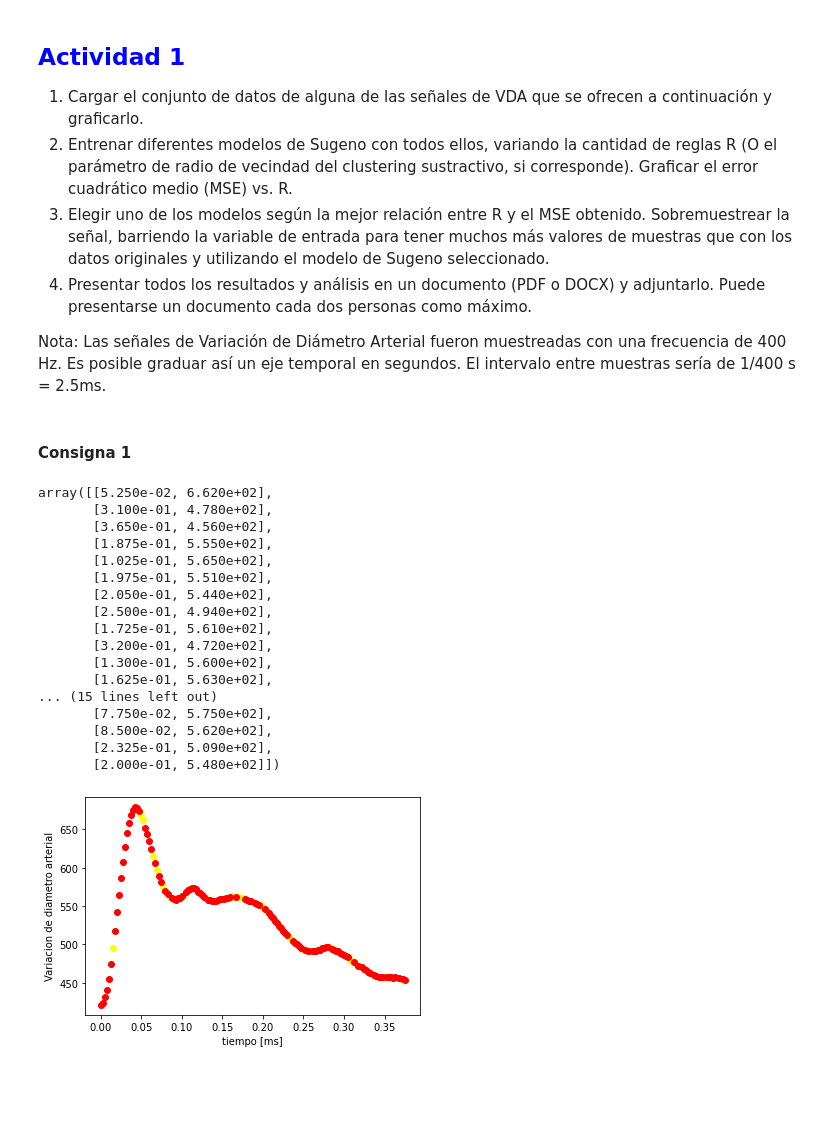
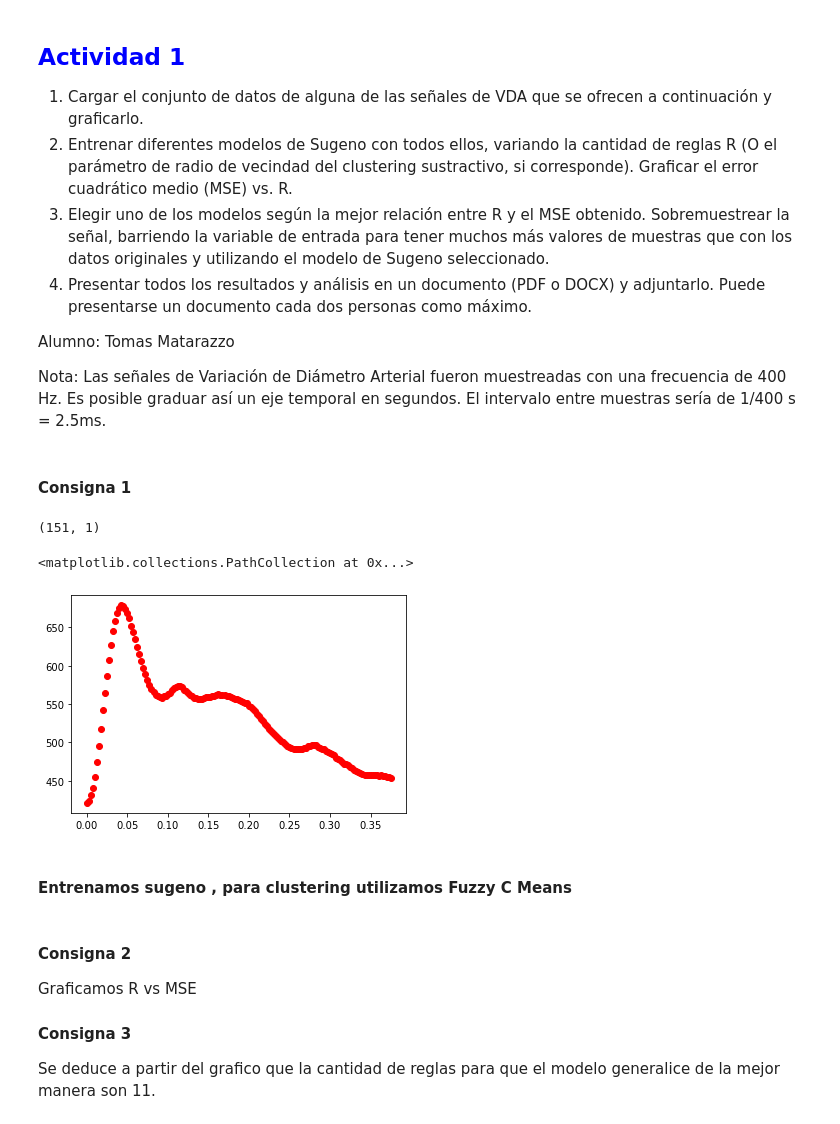
Before and after one commit to TomasMatarazzo/IA-Facultad, a Jupyter notebook: codigo/LogicaDifusa/Sugeno Actividad.ipynb, the cells around one changed output. Saved outputs shown, nothing was run; the diff lists cells and outputs as text; code cells hidden in the pictures; blank space fills up the shorter version.

```diff
--- a/codigo/LogicaDifusa/Sugeno Actividad.ipynb
+++ b/codigo/LogicaDifusa/Sugeno Actividad.ipynb
@@ -7,6 +7,8 @@
    Sobremuestrear la señal, barriendo la variable de entrada para tener muchos más valores de muestras que con los datos     originales y utilizando el modelo de Sugeno seleccionado.
 4. Presentar todos los resultados y análisis en un documento (PDF o DOCX) y adjuntarlo. Puede presentarse un documento cada dos personas como máximo.
 
+Alumno: Tomas Matarazzo
+
 Nota: Las señales de Variación de Diámetro Arterial fueron muestreadas con una frecuencia de 400 Hz. Es posible graduar así un eje temporal en segundos. El intervalo entre muestras sería de 1/400 s = 2.5ms.
 # %%
 import numpy as np
@@ -17,50 +19,29 @@ import pandas as pd
 # %%
 data = pd.read_csv('samplesVDA1.txt', sep=" ", header=None)
 data.to_numpy()
 from sklearn.model_selection import train_test_split
 
 '''Nota: Las señales de Variación de Diámetro Arterial fueron muestreadas con una frecuencia de 400 Hz.
 Es posible graduar así un eje temporal en segundos. El intervalo entre muestras sería de 1/400 s = 2.5ms.
 Tenemos en cuenta esto para graficar el eje x.
 '''
 N , features = data.shape
+print(data.shape)
 x = []
 x1 = [ n * 1/400 for n in range(N)]
 
 x1 =np.array(x1)
 x1 = x1.reshape(-1,1)
 data = np.concatenate( (x1,data) , axis = 1)
 #plt.scatter(data[:,0],data[:,1], color = 'blue')
-plt.xlabel('tiempo [ms]')
-plt.ylabel('Variacion de diametro arterial')
 
-#Estos son los datos al %100 vamos a aplicar early stopping para saber cuando el modelo deja de generalizar el problema
-from sklearn.model_selection import train_test_split
-training_data, testing_data = train_test_split(data,test_size=0.2, random_state = 25)
-plt.scatter(testing_data[:,0],testing_data[:,1], color = 'yellow')
-plt.scatter(training_data[:,0],training_data[:,1], color = 'red')
-
-training_data
-testing_data
+plt.scatter(data[:,0],data[:,1], color = 'red')
 # %% [output]
-array([[5.250e-02, 6.620e+02],
-       [3.100e-01, 4.780e+02],
-       [3.650e-01, 4.560e+02],
-       [1.875e-01, 5.550e+02],
-       [1.025e-01, 5.650e+02],
-       [1.975e-01, 5.510e+02],
-       [2.050e-01, 5.440e+02],
-       [2.500e-01, 4.940e+02],
-       [1.725e-01, 5.610e+02],
-       [3.200e-01, 4.720e+02],
-       [1.300e-01, 5.600e+02],
-       [1.625e-01, 5.630e+02],
-... (15 lines left out)
-       [7.750e-02, 5.750e+02],
-       [8.500e-02, 5.620e+02],
-       [2.325e-01, 5.090e+02],
-       [2.000e-01, 5.480e+02]])
+(151, 1)
+<matplotlib.collections.PathCollection at 0x...>
-[figure, old version]
+[figure, new version]
+# %% [markdown]
+#### Entrenamos sugeno , para clustering utilizamos Fuzzy C Means
 # %%
 from sklearn.preprocessing import MinMaxScaler
 import time
@@ -169,6 +150,12 @@ class fis:
     def viewInputs(self):
         for input in self.inputs:
             input.view()
+# %% [markdown]
+#### Consigna 2
+Graficamos R vs MSE
+
+#### Consigna 3
+Se deduce a partir del grafico que la cantidad de reglas para que el modelo generalice de la mejor manera son 11.
 # %%
 def my_exponential(A, B, C, x):
     return A*np.exp(-B*x)+C
```
Also changed, not shown: parts of 3 cells of this notebook, 19 other files.
